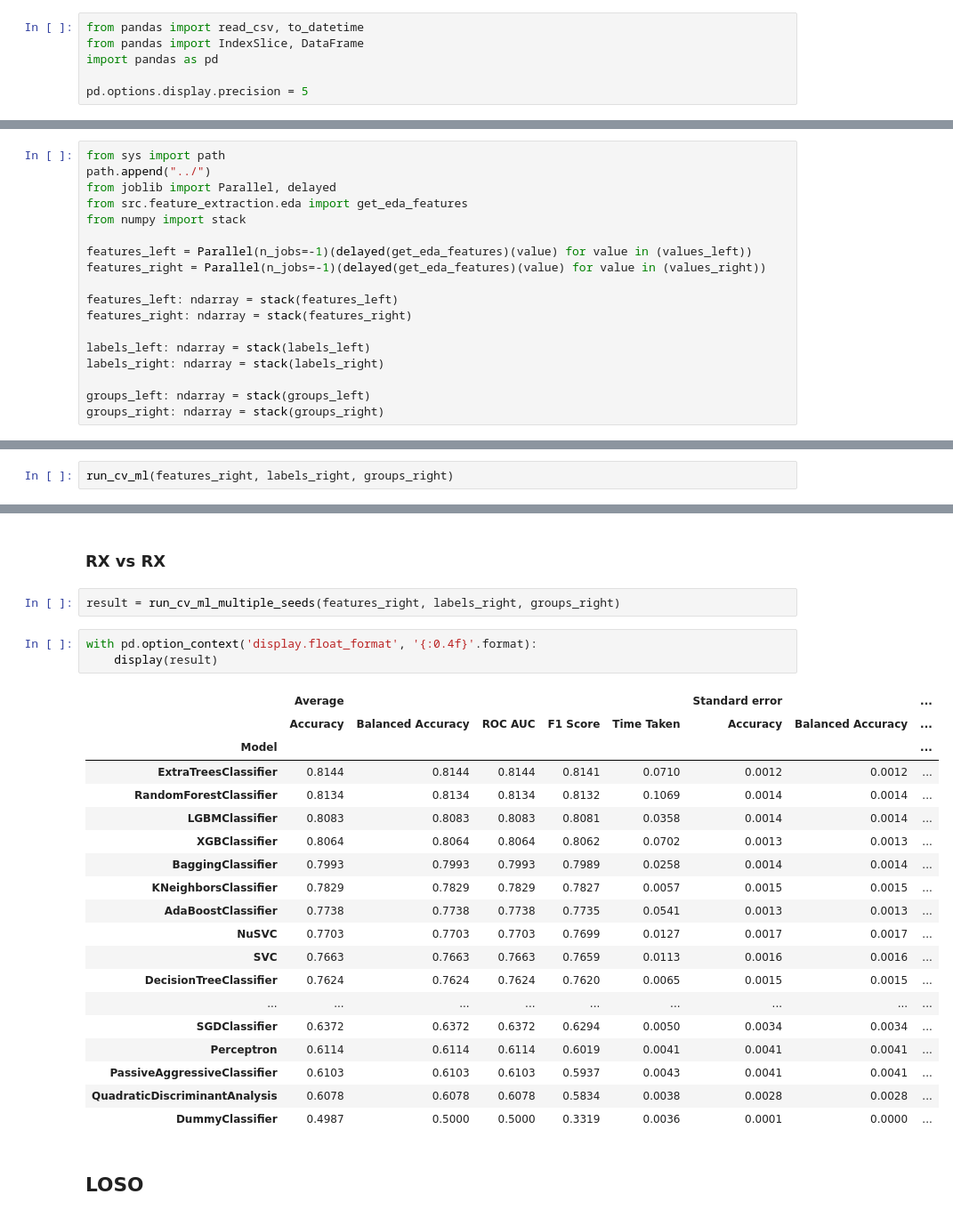
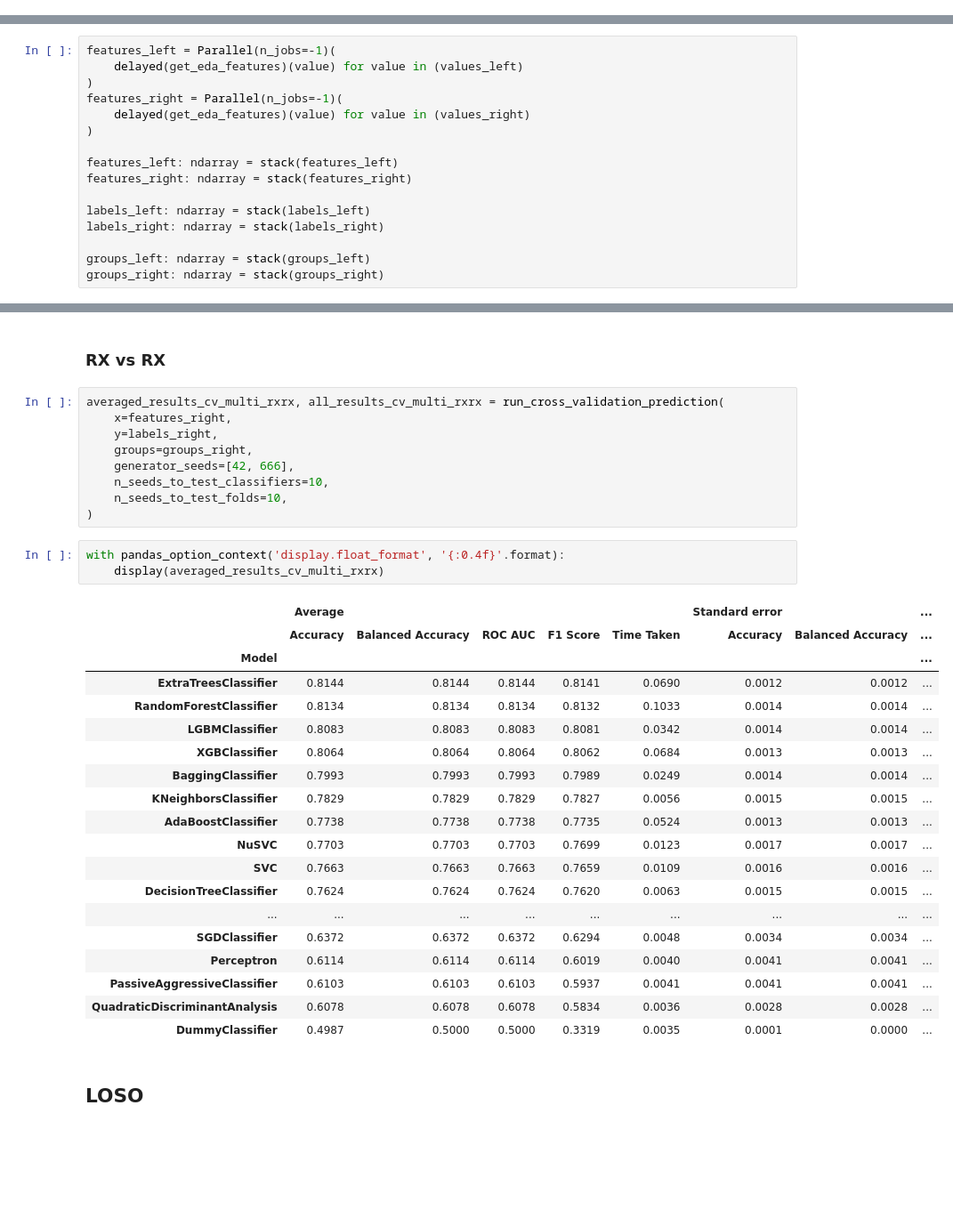
Before and after one commit to LeonardoAlchieri/LateralizationPhysiologicalWearables, a Jupyter notebook: notebooks/data-exploration-usilaughs.ipynb, the cells around one changed output, grey strips where cells are left out. Shown: that part at 89% size. Saved outputs shown, nothing was run; the diff lists cells and outputs as text; blank space fills up the shorter version.

```diff
--- a/notebooks/data-exploration-usilaughs.ipynb
+++ b/notebooks/data-exploration-usilaughs.ipynb
@@ -147,9 +34,3 @@ I split the same notebook into 2, since I was having problems w/ remote working,
 # USILaughs
 # %% [markdown]
 ## Cognitive Load Info
-# %%
-from pandas import read_csv, to_datetime
-from pandas import IndexSlice, DataFrame
-import pandas as pd
-
-pd.options.display.precision = 5
@@ -456,14 +115,12 @@ The distribution is almost balanced: as such, re-balancing should not be a large
 # %% [markdown]
 ## Feature Extraction
 # %%
-from sys import path
-path.append("../")
-from joblib import Parallel, delayed
-from src.feature_extraction.eda import get_eda_features
-from numpy import stack
-
-features_left = Parallel(n_jobs=-1)(delayed(get_eda_features)(value) for value in (values_left))
-features_right = Parallel(n_jobs=-1)(delayed(get_eda_features)(value) for value in (values_right))
+features_left = Parallel(n_jobs=-1)(
+    delayed(get_eda_features)(value) for value in (values_left)
+)
+features_right = Parallel(n_jobs=-1)(
+    delayed(get_eda_features)(value) for value in (values_right)
+)
 
 features_left: ndarray = stack(features_left)
 features_right: ndarray = stack(features_right)
@@ -592,4 +195,2 @@ run_cv_ml(features_left, labels_left, groups_left)
 # %% [markdown]
 #### RX vs RX
-# %%
-run_cv_ml(features_right, labels_right, groups_right)
@@ -824,30 +325,37 @@ with pd.option_context('display.float_format', '{:0.4f}'.format):
 # %% [markdown]
 ### RX vs RX
-# %%
-result = run_cv_ml_multiple_seeds(features_right, labels_right, groups_right)
+# %%
+averaged_results_cv_multi_rxrx, all_results_cv_multi_rxrx = run_cross_validation_prediction(
+    x=features_right,
+    y=labels_right,
+    groups=groups_right,
+    generator_seeds=[42, 666],
+    n_seeds_to_test_classifiers=10,
+    n_seeds_to_test_folds=10,
+)
 # %%
-with pd.option_context('display.float_format', '{:0.4f}'.format):
-    display(result)
+with pandas_option_context('display.float_format', '{:0.4f}'.format):
+    display(averaged_results_cv_multi_rxrx)
 # %% [output]
 |  | Average |  |  |  |  | Standard error |  | ... |
 |  | Accuracy | Balanced Accuracy | ROC AUC | F1 Score | Time Taken | Accuracy | Balanced Accuracy | ... |
 | Model |  |  |  |  |  |  |  | ... |
-| ExtraTreesClassifier | 0.8144 | 0.8144 | 0.8144 | 0.8141 | 0.0710 | 0.0012 | 0.0012 | ... |
-| RandomForestClassifier | 0.8134 | 0.8134 | 0.8134 | 0.8132 | 0.1069 | 0.0014 | 0.0014 | ... |
-| LGBMClassifier | 0.8083 | 0.8083 | 0.8083 | 0.8081 | 0.0358 | 0.0014 | 0.0014 | ... |
-| XGBClassifier | 0.8064 | 0.8064 | 0.8064 | 0.8062 | 0.0702 | 0.0013 | 0.0013 | ... |
-| BaggingClassifier | 0.7993 | 0.7993 | 0.7993 | 0.7989 | 0.0258 | 0.0014 | 0.0014 | ... |
-| KNeighborsClassifier | 0.7829 | 0.7829 | 0.7829 | 0.7827 | 0.0057 | 0.0015 | 0.0015 | ... |
-| AdaBoostClassifier | 0.7738 | 0.7738 | 0.7738 | 0.7735 | 0.0541 | 0.0013 | 0.0013 | ... |
-| NuSVC | 0.7703 | 0.7703 | 0.7703 | 0.7699 | 0.0127 | 0.0017 | 0.0017 | ... |
-| SVC | 0.7663 | 0.7663 | 0.7663 | 0.7659 | 0.0113 | 0.0016 | 0.0016 | ... |
-| DecisionTreeClassifier | 0.7624 | 0.7624 | 0.7624 | 0.7620 | 0.0065 | 0.0015 | 0.0015 | ... |
+| ExtraTreesClassifier | 0.8144 | 0.8144 | 0.8144 | 0.8141 | 0.0690 | 0.0012 | 0.0012 | ... |
+| RandomForestClassifier | 0.8134 | 0.8134 | 0.8134 | 0.8132 | 0.1033 | 0.0014 | 0.0014 | ... |
+| LGBMClassifier | 0.8083 | 0.8083 | 0.8083 | 0.8081 | 0.0342 | 0.0014 | 0.0014 | ... |
+| XGBClassifier | 0.8064 | 0.8064 | 0.8064 | 0.8062 | 0.0684 | 0.0013 | 0.0013 | ... |
+| BaggingClassifier | 0.7993 | 0.7993 | 0.7993 | 0.7989 | 0.0249 | 0.0014 | 0.0014 | ... |
+| KNeighborsClassifier | 0.7829 | 0.7829 | 0.7829 | 0.7827 | 0.0056 | 0.0015 | 0.0015 | ... |
+| AdaBoostClassifier | 0.7738 | 0.7738 | 0.7738 | 0.7735 | 0.0524 | 0.0013 | 0.0013 | ... |
+| NuSVC | 0.7703 | 0.7703 | 0.7703 | 0.7699 | 0.0123 | 0.0017 | 0.0017 | ... |
+| SVC | 0.7663 | 0.7663 | 0.7663 | 0.7659 | 0.0109 | 0.0016 | 0.0016 | ... |
+| DecisionTreeClassifier | 0.7624 | 0.7624 | 0.7624 | 0.7620 | 0.0063 | 0.0015 | 0.0015 | ... |
 | ... | ... | ... | ... | ... | ... | ... | ... | ... |
-| SGDClassifier | 0.6372 | 0.6372 | 0.6372 | 0.6294 | 0.0050 | 0.0034 | 0.0034 | ... |
-| Perceptron | 0.6114 | 0.6114 | 0.6114 | 0.6019 | 0.0041 | 0.0041 | 0.0041 | ... |
-| PassiveAggressiveClassifier | 0.6103 | 0.6103 | 0.6103 | 0.5937 | 0.0043 | 0.0041 | 0.0041 | ... |
-| QuadraticDiscriminantAnalysis | 0.6078 | 0.6078 | 0.6078 | 0.5834 | 0.0038 | 0.0028 | 0.0028 | ... |
-| DummyClassifier | 0.4987 | 0.5000 | 0.5000 | 0.3319 | 0.0036 | 0.0001 | 0.0000 | ... |
+| SGDClassifier | 0.6372 | 0.6372 | 0.6372 | 0.6294 | 0.0048 | 0.0034 | 0.0034 | ... |
+| Perceptron | 0.6114 | 0.6114 | 0.6114 | 0.6019 | 0.0040 | 0.0041 | 0.0041 | ... |
+| PassiveAggressiveClassifier | 0.6103 | 0.6103 | 0.6103 | 0.5937 | 0.0041 | 0.0041 | 0.0041 | ... |
+| QuadraticDiscriminantAnalysis | 0.6078 | 0.6078 | 0.6078 | 0.5834 | 0.0036 | 0.0028 | 0.0028 | ... |
+| DummyClassifier | 0.4987 | 0.5000 | 0.5000 | 0.3319 | 0.0035 | 0.0001 | 0.0000 | ... |
 # %% [markdown]
 ## LOSO
 # %% [markdown]
```
Also changed, not shown: parts of 41 cells of this notebook, 15 other files.
